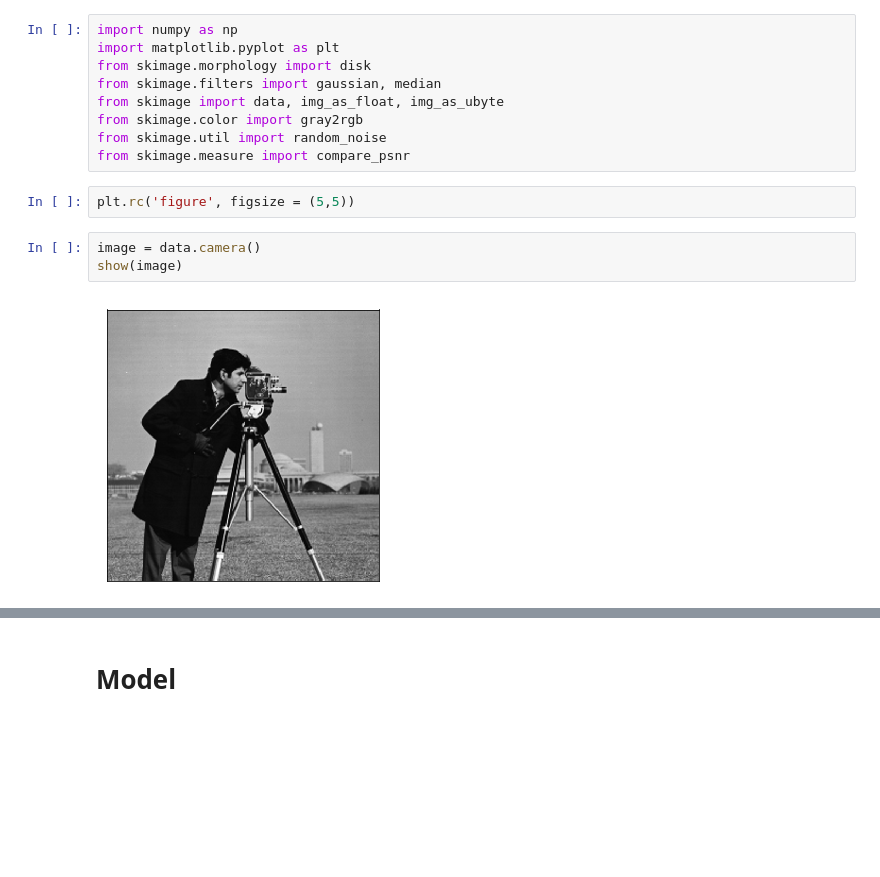
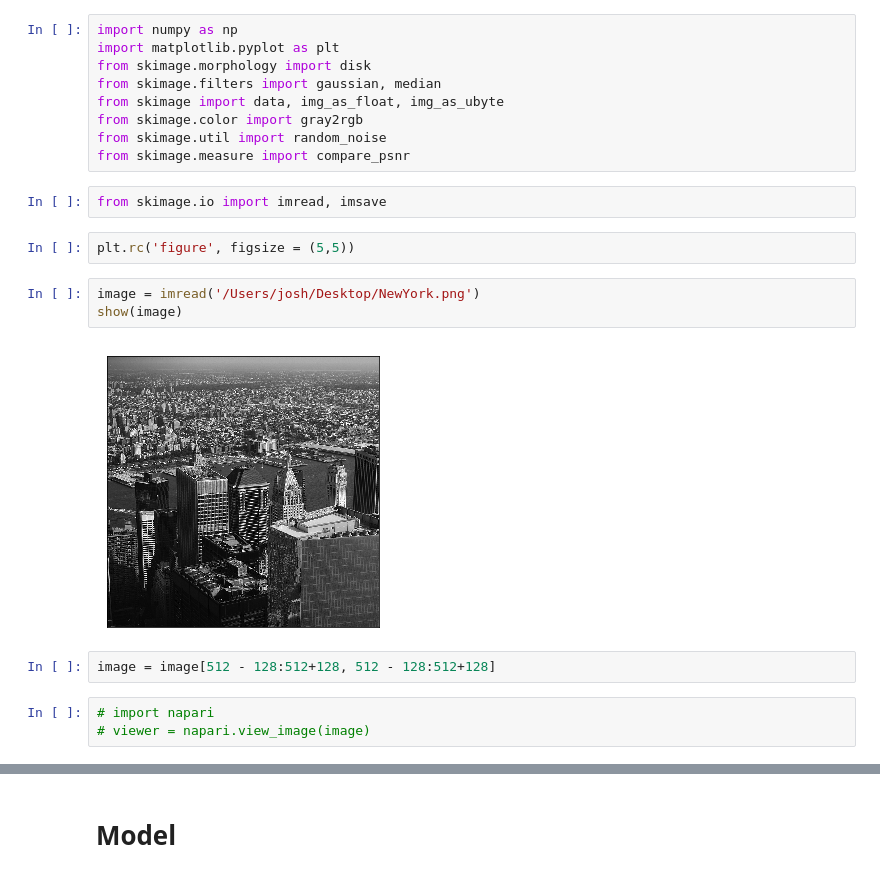
Before and after one commit to czbiohub-sf/noise2self, a Jupyter notebook: notebooks/Single-Shot Denoising.ipynb, the cells around one changed output, grey strips where cells are left out. Saved outputs shown, nothing was run; the diff lists cells and outputs as text; blank space fills up the shorter version.

```diff
--- a/notebooks/Single-Shot Denoising.ipynb
+++ b/notebooks/Single-Shot Denoising.ipynb
@@ -20,10 +24,17 @@ from skimage import data, img_as_float, img_as_ubyte
 from skimage.color import gray2rgb
 from skimage.util import random_noise
 from skimage.measure import compare_psnr
+# %%
+from skimage.io import imread, imsave
 # %%
 plt.rc('figure', figsize = (5,5))
-# %%
-image = data.camera()
-show(image)
-# %% [output]
-[figure, removed]
+# %%
+image = imread('/Users/josh/Desktop/NewYork.png')
+show(image)
+# %% [output]
+[figure, added]
+# %%
+image = image[512 - 128:512+128, 512 - 128:512+128]
+# %%
+# import napari
+# viewer = napari.view_image(image)
```
Also changed, not shown: parts of 38 cells of this notebook, 1 other file.
